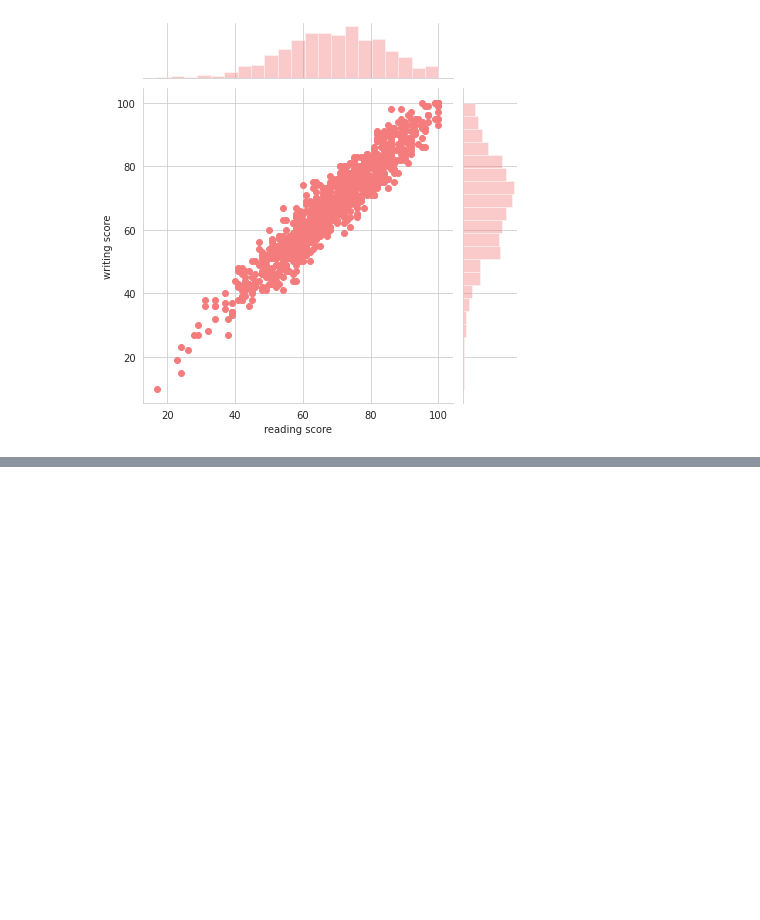
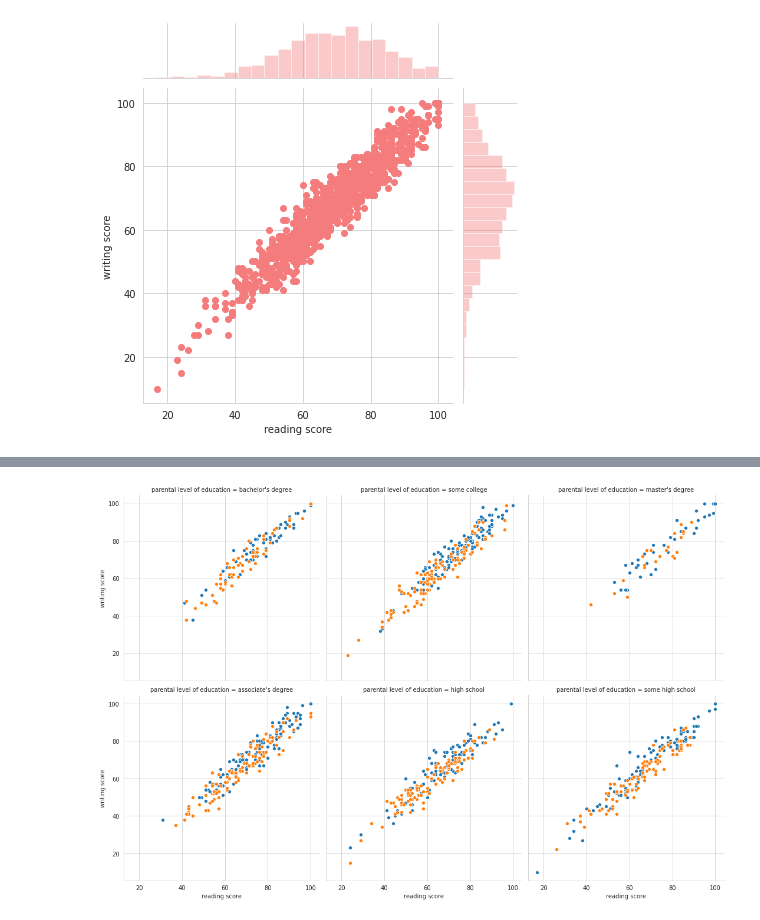
Before and after one commit to syamkakarla98/DataScience_Head_Start, a Jupyter notebook: Student_Preformance.ipynb, the cells around one changed output, grey strips where cells are left out. Saved outputs shown, nothing was run; the diff lists cells and outputs as text; code cells hidden in the pictures; blank space fills up the shorter version.

```diff
--- a/Student_Preformance.ipynb
+++ b/Student_Preformance.ipynb
@@ -150,0 +155,6 @@ for attr, col in zip(list(combinations(['math score', 'reading score', 'writing
+# %%
+
+cond_plot = sns.FacetGrid(data=df, col='parental level of education', hue='gender', col_wrap=3, height = 5)
+cond_plot.map(sns.scatterplot, 'reading score', 'writing score' );
+# %% [output]
+[figure, added]
```
Also changed, not shown: parts of 2 cells of this notebook.
